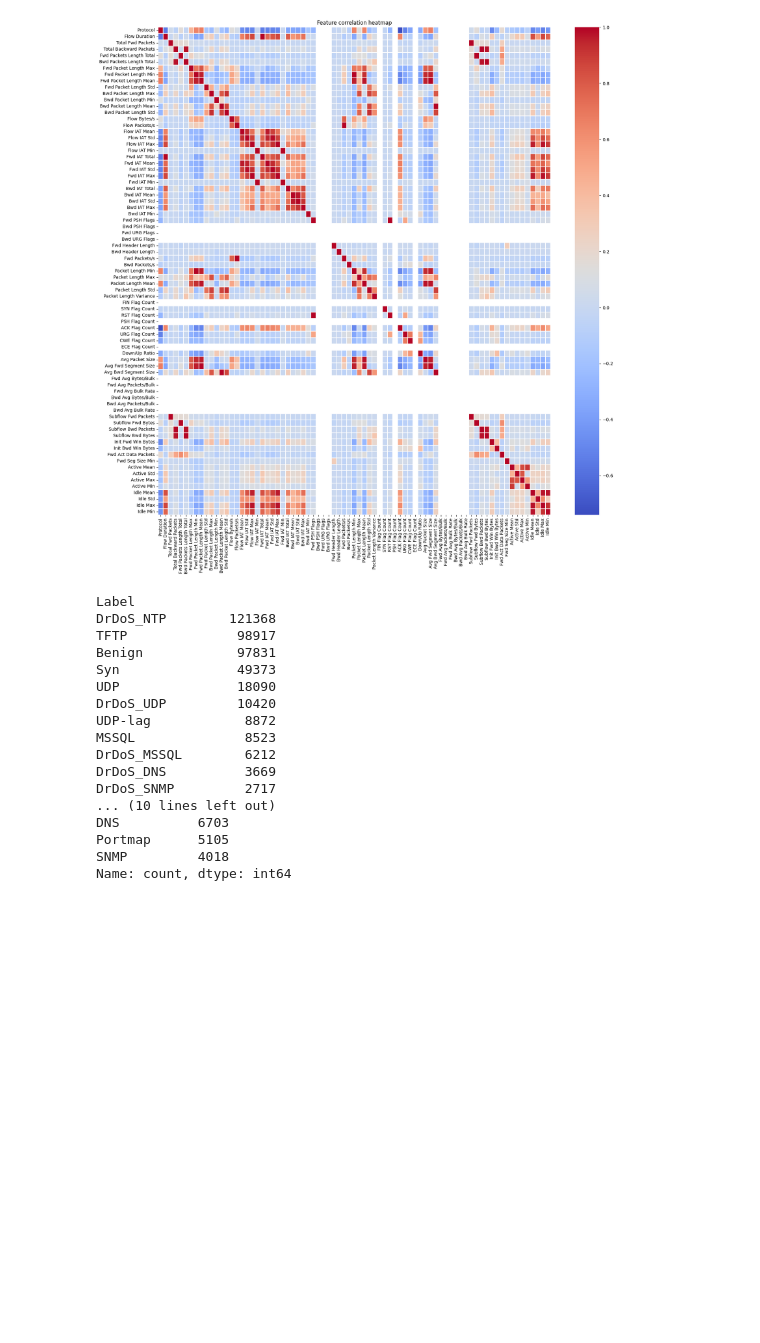
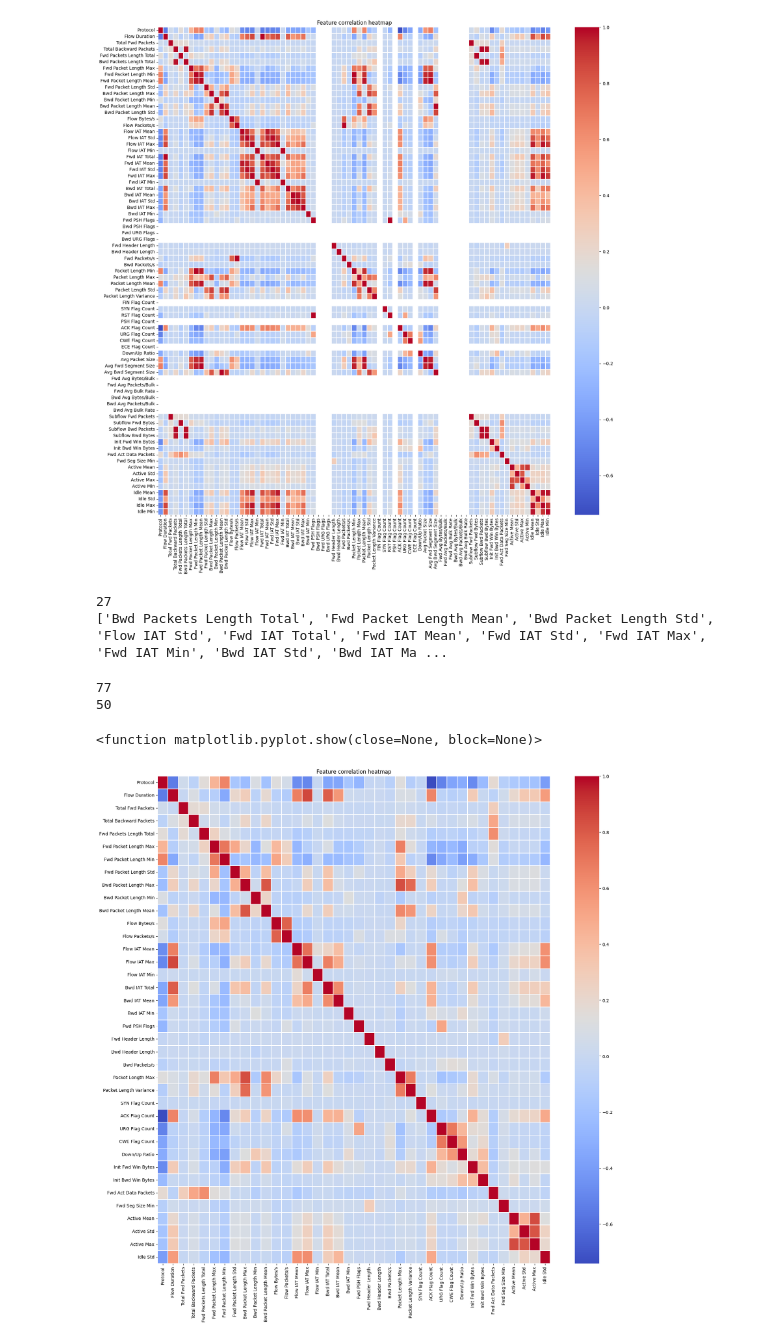
Before and after one commit to Rcym/AIRS-DDoS-Classifier, a Jupyter notebook: cic_ddos2019.ipynb, the cells around one changed output. Cells and saved outputs as stored; diff of their text form; code cells hidden in the pictures; blank space fills up the shorter version.

```diff
--- a/cic_ddos2019.ipynb
+++ b/cic_ddos2019.ipynb
@@ -271,38 +279,44 @@ plt.show
 # %% [output]
 <function matplotlib.pyplot.show(close=None, block=None)>
 [figure]
-# %%
-# merge all datasets in cic_ddos2019 into one WITH ADDED LABEL
-cic_ddos2019_merged['DNS']['Attack'] = 'DNS'
-cic_ddos2019_merged['LDAP']['Attack'] = 'LDAP'
-cic_ddos2019_merged['MSSQL']['Attack'] = 'MSSQL'
-cic_ddos2019_merged['NetBIOS']['Attack'] = 'NetBIOS'
-cic_ddos2019_merged['Portmap']['Attack'] = 'Portmap'
-cic_ddos2019_merged['SNMP']['Attack'] = 'SNMP'
-cic_ddos2019_merged['Syn']['Attack'] = 'Syn'
-cic_ddos2019_merged['TFTP']['Attack'] = 'TFTP'
-cic_ddos2019_merged['UDPLag']['Attack'] = 'UDPLag'
-cic_ddos2019_merged['UDP']['Attack'] = 'UDP'
-
-cic_ddos2019_all_seperated = pd.concat(cic_ddos2019.values(), ignore_index=True)
-
-print(cic_ddos2019_all_seperated.Label.value_counts())
-print(cic_ddos2019_all_seperated.Attack.value_counts())
-# %% [output]
-Label
-DrDoS_NTP        121368
-TFTP              98917
-Benign            97831
-Syn               49373
-UDP               18090
-DrDoS_UDP         10420
-UDP-lag            8872
-MSSQL              8523
-DrDoS_MSSQL        6212
-DrDoS_DNS          3669
-DrDoS_SNMP         2717
-... (10 lines left out)
-DNS          6703
-Portmap      5105
-SNMP         4018
-Name: count, dtype: int64
+# %%
+# getting the column where correlation > 95
+triCorrMatrix = correlation.abs().where(np.triu(np.ones(correlation.shape), k=1).astype(bool))
+highCorr = [column for column in triCorrMatrix.columns if any(triCorrMatrix[column]>0.9) ]
+
+print(len(highCorr))
+print(highCorr)
+# %% [output]
+27
+['Bwd Packets Length Total', 'Fwd Packet Length Mean', 'Bwd Packet Length Std', 'Flow IAT Std', 'Fwd IAT Total', 'Fwd IAT Mean', 'Fwd IAT Std', 'Fwd IAT Max', 'Fwd IAT Min', 'Bwd IAT Std', 'Bwd IAT Ma ...
+# %%
+# dropping the columns that contain high correlation values
+print(len(cic_ddos2019_all.iloc[:,:-1].columns))
+newFeatures = cic_ddos2019_all.iloc[:,:-1].drop(columns=highCorr, axis=1)
+print(len(newFeatures.columns))
+
+# dropping useless columns
+newFeatures.drop(['Bwd PSH Flags',
+ 'Fwd URG Flags',
+ 'Bwd URG Flags',
+ 'FIN Flag Count',
+ 'PSH Flag Count',
+ 'ECE Flag Count',
+ 'Fwd Avg Bytes/Bulk',
+ 'Fwd Avg Packets/Bulk',
+ 'Fwd Avg Bulk Rate',
+ 'Bwd Avg Bytes/Bulk',
+ 'Bwd Avg Packets/Bulk',
+ 'Bwd Avg Bulk Rate'], axis=1, inplace=True)
+# %% [output]
+77
+50
+# %%
+newCorrelation = newFeatures.corr()
+plt.figure(figsize=(20,20))
+sns.heatmap(newCorrelation, cmap='coolwarm', linewidths=0.1)
+plt.title('Feature correlation heatmap')
+plt.show
+# %% [output]
+<function matplotlib.pyplot.show(close=None, block=None)>
+[figure, added]
```
Also changed, not shown: parts of 31 cells of this notebook, 5 other files.
